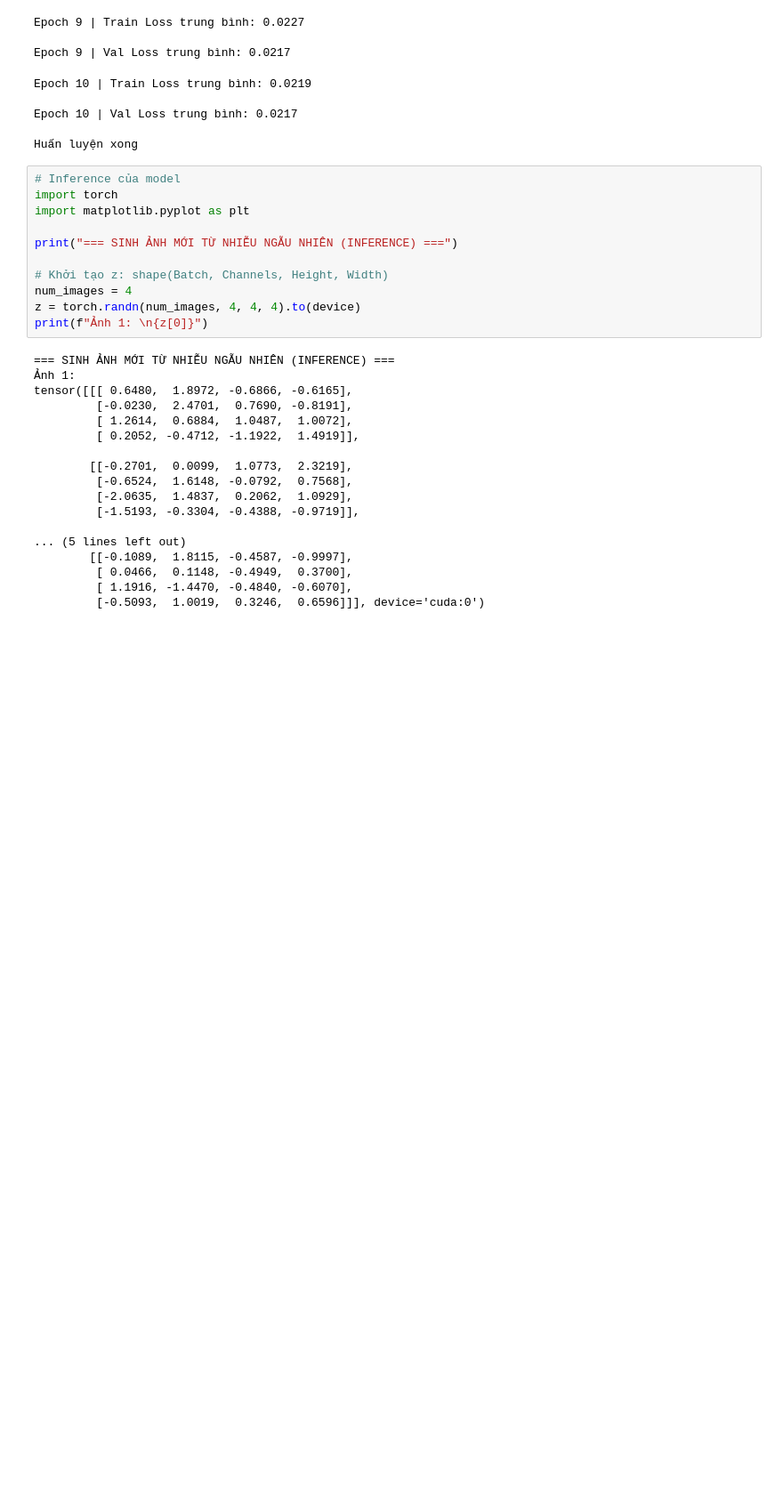
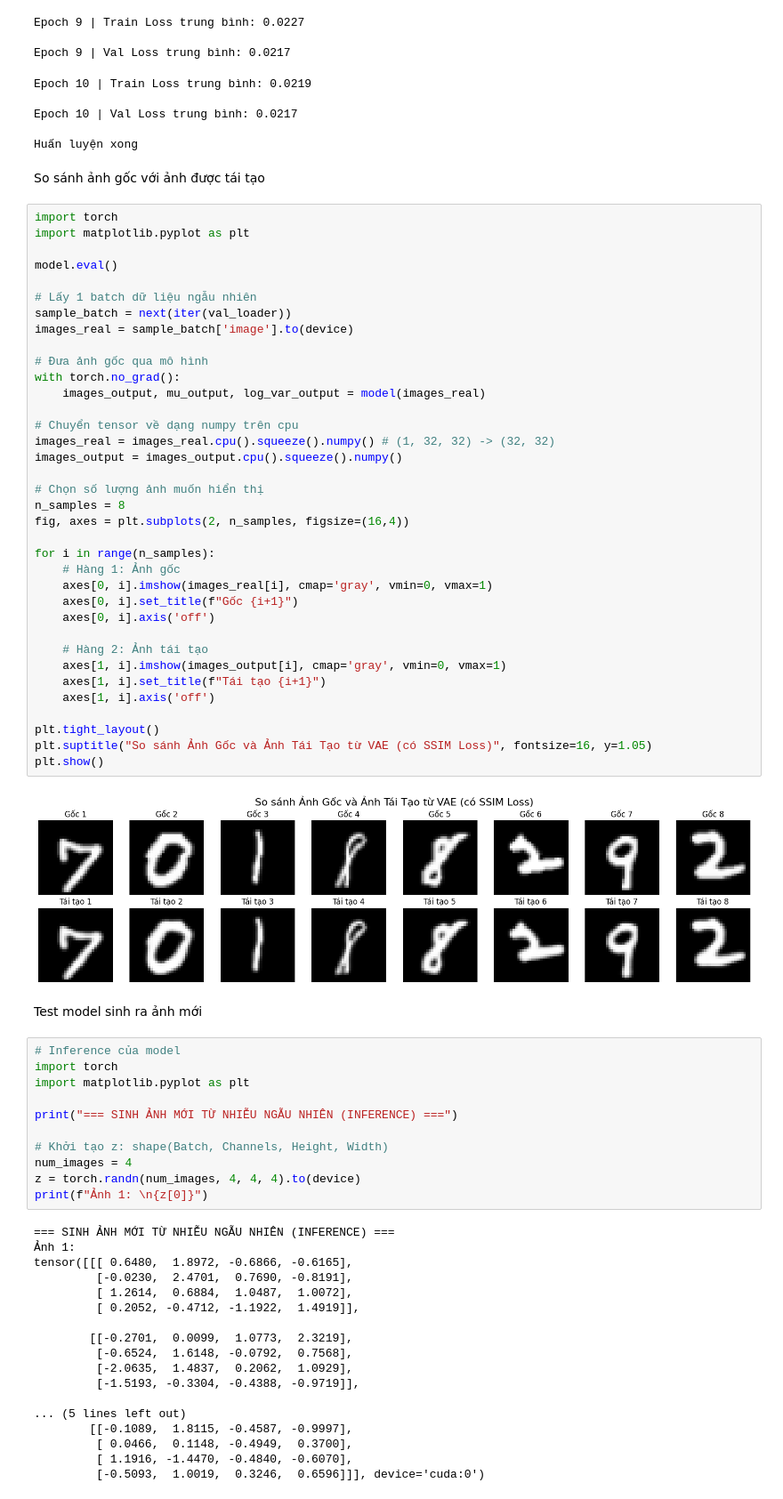
Before and after one commit to dangduong2806/Research-on-VAE, a Jupyter notebook: model_ver_2.ipynb, the cells around one changed output. Shown at 89% size. Drawn from its saved outputs; the diff is of its cells as text; blank space fills up the shorter version.

```diff
--- a/model_ver_2.ipynb
+++ b/model_ver_2.ipynb
@@ -353,6 +355,48 @@ Epoch 10 | Train Loss trung bình: 0.0219
 Epoch 10 | Val Loss trung bình: 0.0217
 
 Huấn luyện xong
+# %% [markdown]
+So sánh ảnh gốc với ảnh được tái tạo
+# %%
+import torch
+import matplotlib.pyplot as plt
+
+model.eval()
+
+# Lấy 1 batch dữ liệu ngẫu nhiên
+sample_batch = next(iter(val_loader))
+images_real = sample_batch['image'].to(device)
+
+# Đưa ảnh gốc qua mô hình
+with torch.no_grad():
+    images_output, mu_output, log_var_output = model(images_real)
+
+# Chuyển tensor về dạng numpy trên cpu
+images_real = images_real.cpu().squeeze().numpy() # (1, 32, 32) -> (32, 32)
+images_output = images_output.cpu().squeeze().numpy()
+
+# Chọn số lượng ảnh muốn hiển thị
+n_samples = 8
+fig, axes = plt.subplots(2, n_samples, figsize=(16,4))
+
+for i in range(n_samples):
+    # Hàng 1: Ảnh gốc
+    axes[0, i].imshow(images_real[i], cmap='gray', vmin=0, vmax=1)
+    axes[0, i].set_title(f"Gốc {i+1}")
+    axes[0, i].axis('off')
+
+    # Hàng 2: Ảnh tái tạo
+    axes[1, i].imshow(images_output[i], cmap='gray', vmin=0, vmax=1)
+    axes[1, i].set_title(f"Tái tạo {i+1}")
+    axes[1, i].axis('off')
+
+plt.tight_layout()
+plt.suptitle("So sánh Ảnh Gốc và Ảnh Tái Tạo từ VAE (có SSIM Loss)", fontsize=16, y=1.05)
+plt.show()
+# %% [output]
+[figure, added]
+# %% [markdown]
+Test model sinh ra ảnh mới
 # %%
 # Inference của model
 import torch
```
Also changed, not shown: parts of 1 cell of this notebook.
